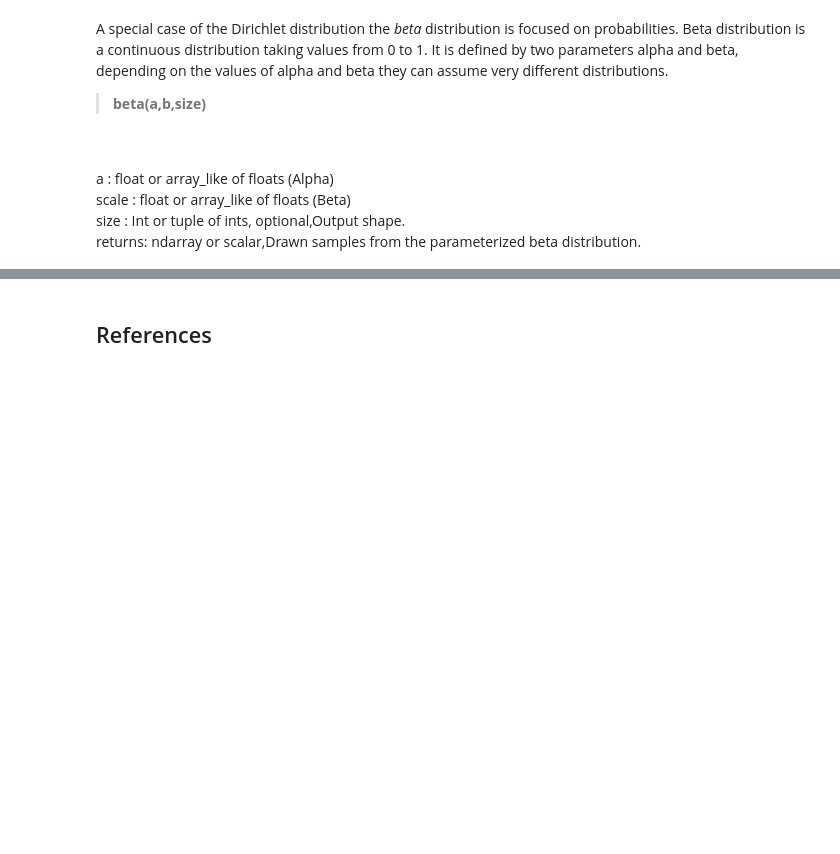
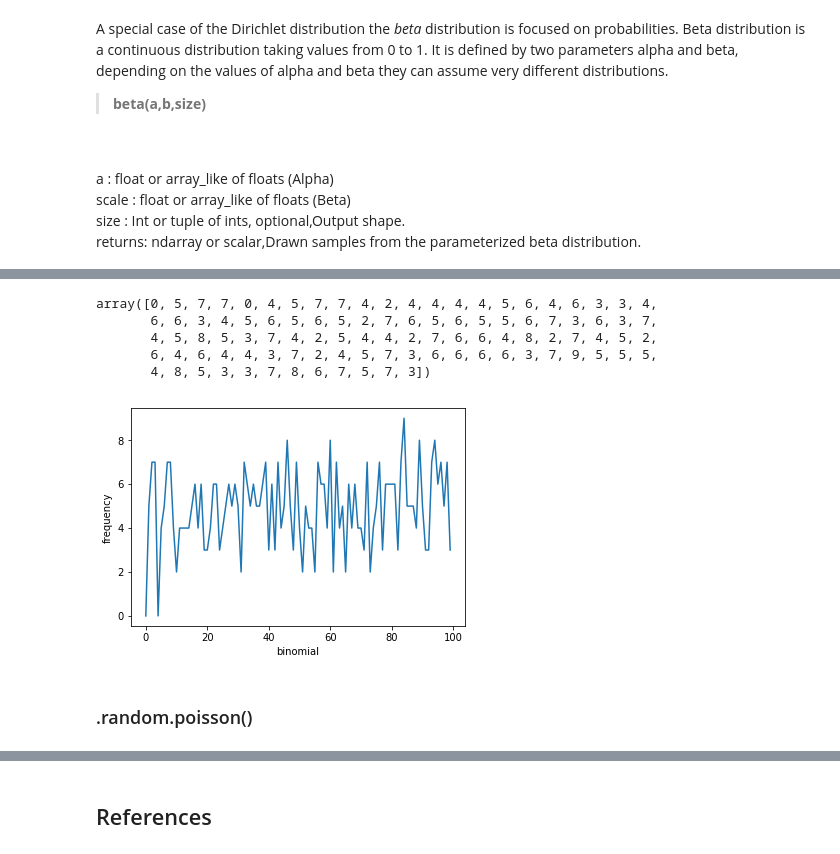
Before and after one commit to kbarry91/4th-year-Emerging-Technologies-Project, a Jupyter notebook: numpy-random.ipynb, the cells around one changed output, grey strips where cells are left out. Drawn from its saved outputs; the diff is of its cells as text; code cells hidden in the pictures; blank space fills up the shorter version.

```diff
--- a/numpy-random.ipynb
+++ b/numpy-random.ipynb
@@ -208,0 +226,21 @@ array([0.0824922 , 0.31439   , 0.09751334, ..., 0.28638765, 0.91923537,
+# %%
+# Example of coin toss, flipped 10 times with a .5 probabilty, tested 100 times
+n,p,size = 10, .5,100
+s = np.random.binomial(n,p,size)
+s
+# %% [output]
+array([0, 5, 7, 7, 0, 4, 5, 7, 7, 4, 2, 4, 4, 4, 4, 5, 6, 4, 6, 3, 3, 4,
+       6, 6, 3, 4, 5, 6, 5, 6, 5, 2, 7, 6, 5, 6, 5, 5, 6, 7, 3, 6, 3, 7,
+       4, 5, 8, 5, 3, 7, 4, 2, 5, 4, 4, 2, 7, 6, 6, 4, 8, 2, 7, 4, 5, 2,
+       6, 4, 6, 4, 4, 3, 7, 2, 4, 5, 7, 3, 6, 6, 6, 6, 3, 7, 9, 5, 5, 5,
+       4, 8, 5, 3, 3, 7, 8, 6, 7, 5, 7, 3])
+# %%
+# Plot of distribution
+plt.plot(s)
+plt.xlabel('binomial')
+plt.ylabel('frequency')
+plt.show()
+# %% [output]
+[figure, added]
+# %% [markdown]
+### .random.poisson()  <a id ="Poi"></a>
```
Also changed, not shown: parts of 35 cells of this notebook.
